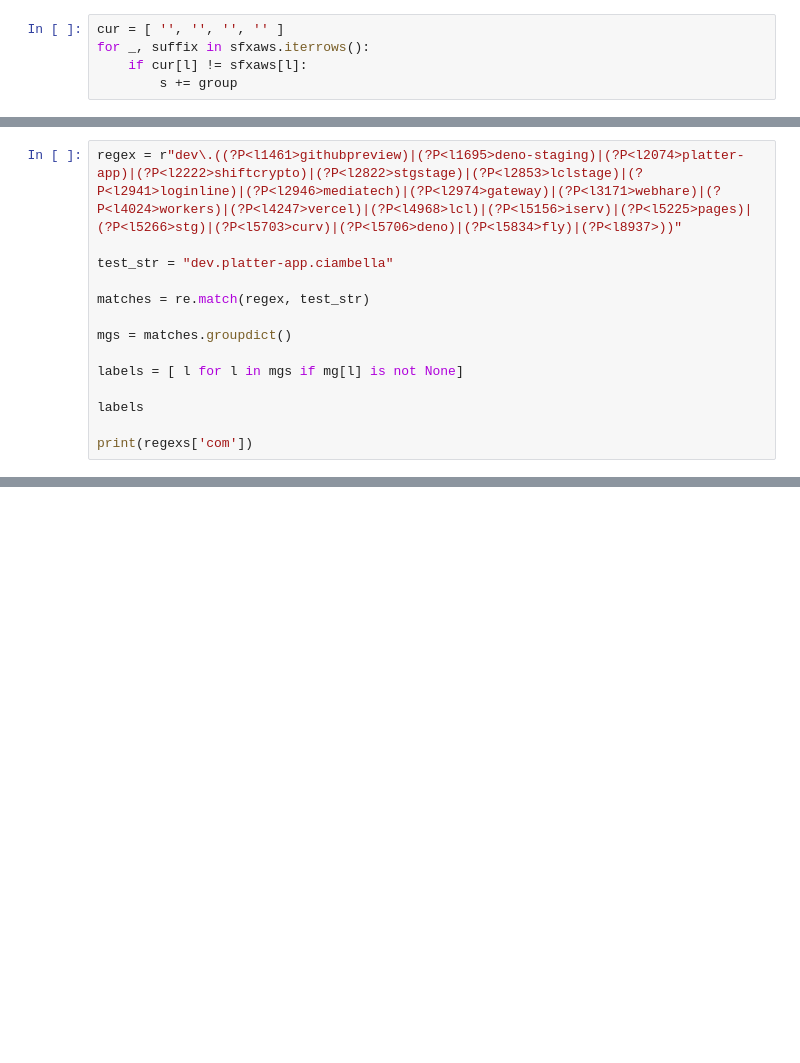
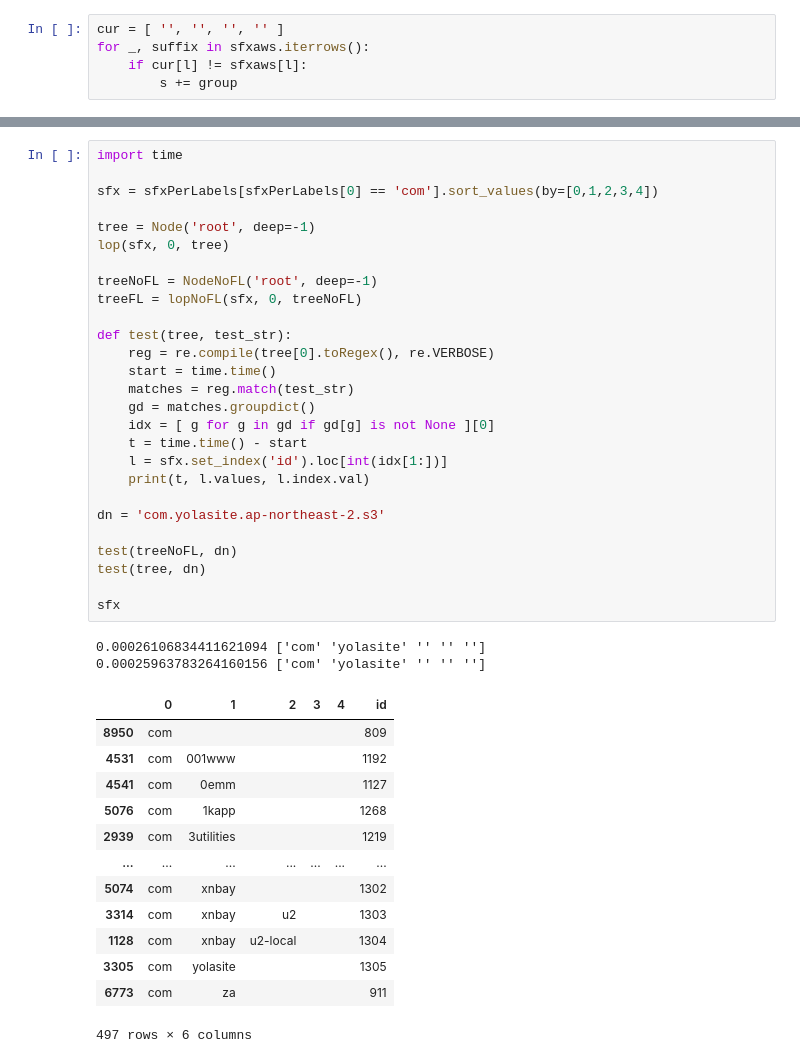
Before and after one commit to princio/pslregex, a Jupyter notebook: notebook.ipynb, the cells around one changed output, grey strips where cells are left out. Drawn from its saved outputs; the diff is of its cells as text; blank space fills up the shorter version.

Commit message:
regex enhancement

```diff
--- a/notebook.ipynb
+++ b/notebook.ipynb
@@ -719,14 +803,0 @@ for _, tld in df.tld.drop_duplicates().iteritems():
-# %%
-regex = r"dev\.((?P<l1461>githubpreview)|(?P<l1695>deno-staging)|(?P<l2074>platter-app)|(?P<l2222>shiftcrypto)|(?P<l2822>stgstage)|(?P<l2853>lclstage)|(?P<l2941>loginline)|(?P<l2946>mediatech)|(?P<l2974>gateway)|(?P<l3171>webhare)|(?P<l4024>workers)|(?P<l4247>vercel)|(?P<l4968>lcl)|(?P<l5156>iserv)|(?P<l5225>pages)|(?P<l5266>stg)|(?P<l5703>curv)|(?P<l5706>deno)|(?P<l5834>fly)|(?P<l8937>))"
-
-test_str = "dev.platter-app.ciambella"
-
-matches = re.match(regex, test_str)
-
-mgs = matches.groupdict()
-
-labels = [ l for l in mgs if mg[l] is not None]
-
-labels
-
-print(regexs['com'])
@@ -763,0 +804,43 @@ for idx, row in ds.iterrows():
+# %%
+import time
+
+sfx = sfxPerLabels[sfxPerLabels[0] == 'com'].sort_values(by=[0,1,2,3,4])
+
+tree = Node('root', deep=-1)
+lop(sfx, 0, tree)
+
+treeNoFL = NodeNoFL('root', deep=-1)
+treeFL = lopNoFL(sfx, 0, treeNoFL)
+
+def test(tree, test_str):
+    reg = re.compile(tree[0].toRegex(), re.VERBOSE)
+    start = time.time()
+    matches = reg.match(test_str)
+    gd = matches.groupdict()
+    idx = [ g for g in gd if gd[g] is not None ][0]
+    t = time.time() - start
+    l = sfx.set_index('id').loc[int(idx[1:])]
+    print(t, l.values, l.index.val)
+
+dn = 'com.yolasite.ap-northeast-2.s3'
+
+test(treeNoFL, dn)
+test(tree, dn)
+
+sfx
+# %% [output]
+0.00026106834411621094 ['com' 'yolasite' '' '' '']
+0.00025963783264160156 ['com' 'yolasite' '' '' '']
+|  | 0 | 1 | 2 | 3 | 4 | id |
+| 8950 | com |  |  |  |  | 809 |
+| 4531 | com | 001www |  |  |  | 1192 |
+| 4541 | com | 0emm |  |  |  | 1127 |
+| 5076 | com | 1kapp |  |  |  | 1268 |
+| 2939 | com | 3utilities |  |  |  | 1219 |
+| ... | ... | ... | ... | ... | ... | ... |
+| 5074 | com | xnbay |  |  |  | 1302 |
+| 3314 | com | xnbay | u2 |  |  | 1303 |
+| 1128 | com | xnbay | u2-local |  |  | 1304 |
+| 3305 | com | yolasite |  |  |  | 1305 |
+| 6773 | com | za |  |  |  | 911 |
+497 rows × 6 columns
```
Also changed, not shown: parts of 5 cells of this notebook.
